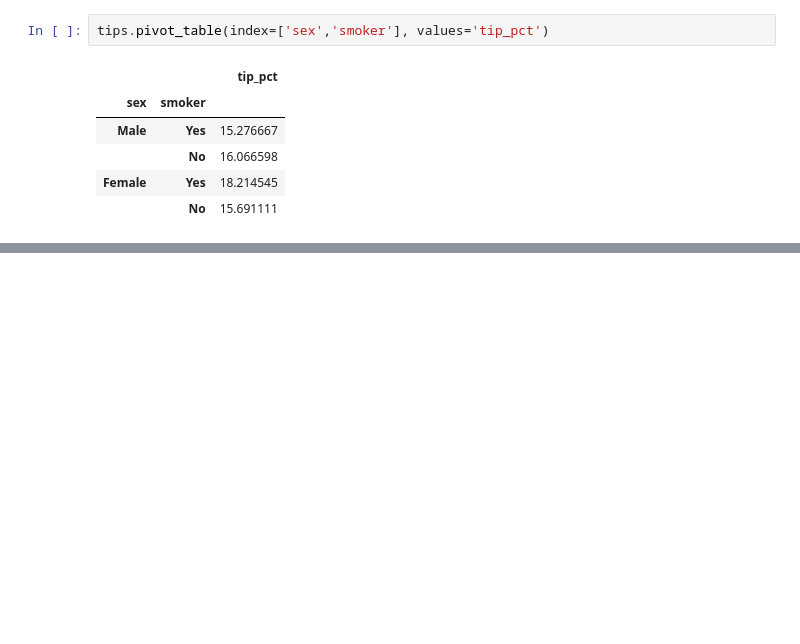
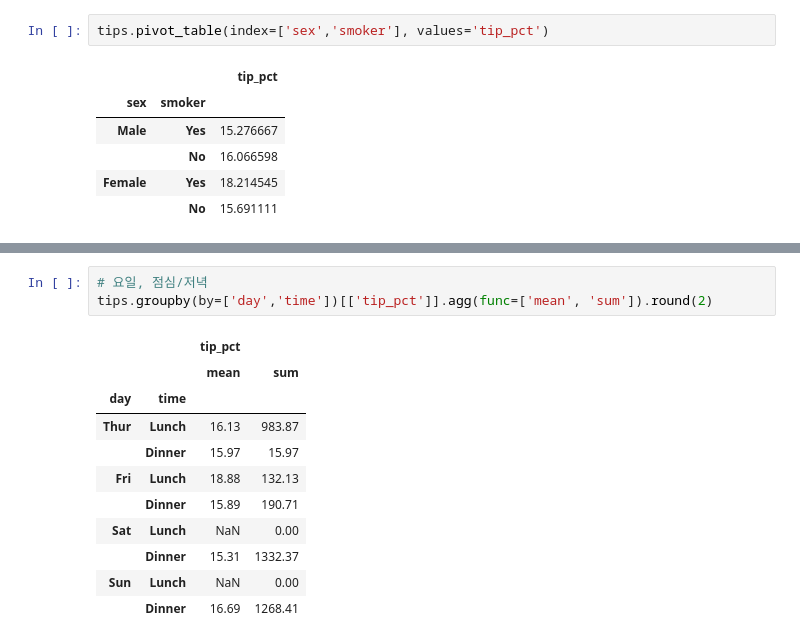
Before and after one commit to rubinkim/machine_learning_07_2022, a Jupyter notebook: 02_pandas/08_그룹분석.ipynb, the cells around one changed output, grey strips where cells are left out. Saved outputs shown, nothing was run; the diff lists cells and outputs as text; blank space fills up the shorter version.

Commit message:
More groupby on tips dataset

```diff
--- a/02_pandas/08_그룹분석.ipynb
+++ b/02_pandas/08_그룹분석.ipynb
@@ -550,0 +588,15 @@ tips.pivot_table(index=['sex','smoker'], values='tip_pct')
+# %%
+# 요일, 점심/저녁
+tips.groupby(by=['day','time'])[['tip_pct']].agg(func=['mean', 'sum']).round(2)
+# %% [output]
+|  |  | tip_pct |  |
+|  |  | mean | sum |
+| day | time |  |  |
+| Thur | Lunch | 16.13 | 983.87 |
+|  | Dinner | 15.97 | 15.97 |
+| Fri | Lunch | 18.88 | 132.13 |
+|  | Dinner | 15.89 | 190.71 |
+| Sat | Lunch | NaN | 0.00 |
+|  | Dinner | 15.31 | 1332.37 |
+| Sun | Lunch | NaN | 0.00 |
+|  | Dinner | 16.69 | 1268.41 |
```
Also changed, not shown: parts of 4 cells of this notebook.
